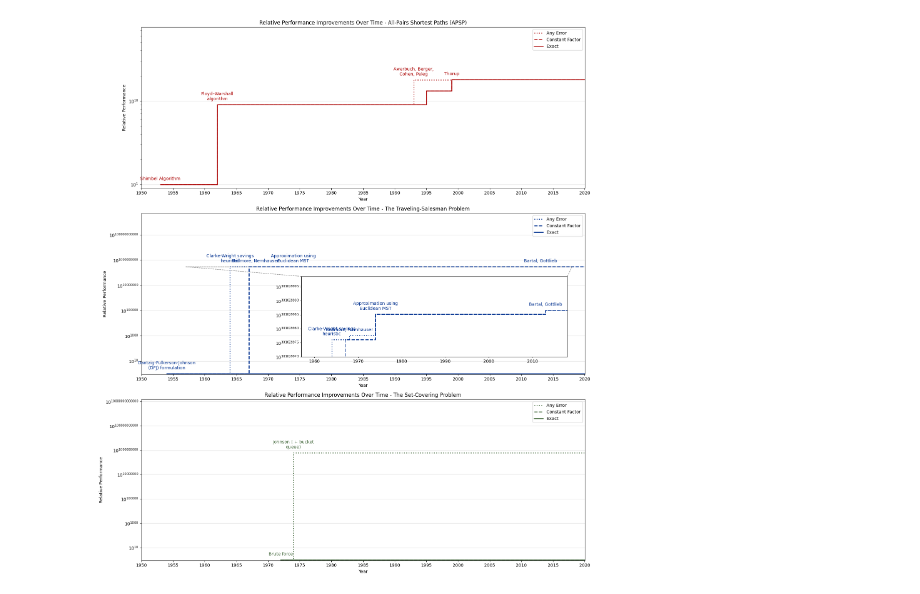
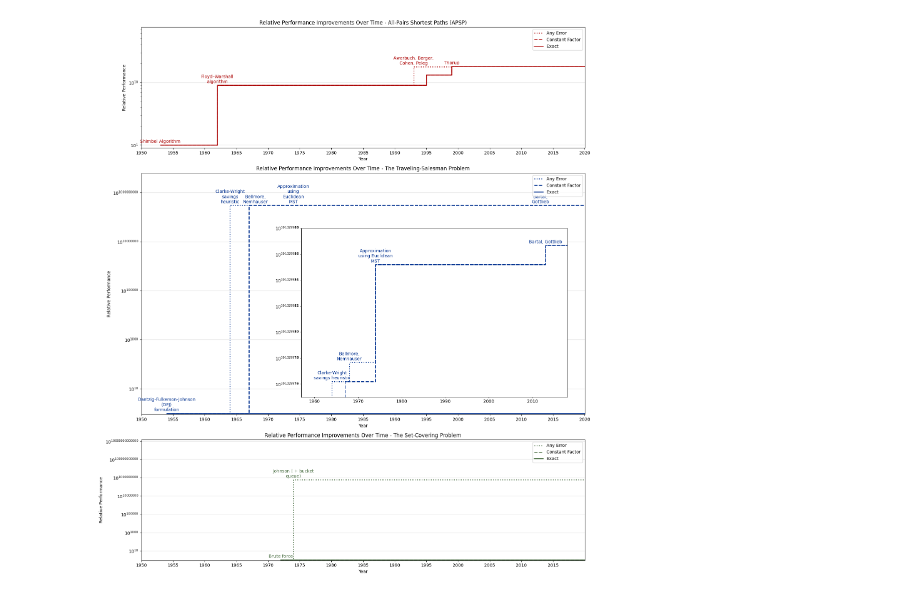
Before and after one commit to andrewlucasgs/approximation-algorithms, a Jupyter notebook: generate_figures.ipynb, the cells around one changed output. Saved outputs shown, nothing was run; the diff lists cells and outputs as text; code cells hidden in the pictures.

```diff
--- a/generate_figures.ipynb
+++ b/generate_figures.ipynb
@@ -99,8 +107,8 @@ def fill_best(df, column="Time Complexity Class"):
     return best
 
 # Create the GridSpec layout: 2 columns, 3 rows
-fig = plt.figure(figsize=(16, 18))
-gs = GridSpec(3, 6, figure=fig)
+fig = plt.figure(figsize=(14, 16))
+gs = GridSpec(3, 6, figure=fig, height_ratios=[1,1.5,2])
 
 # First row: Create individual subplots for each family (spanning 2 columns per family)
 for idx, (family, start_col) in enumerate(zip(families, [0, 2, 4])):
@@ -118,7 +126,7 @@ for idx, (family, start_col) in enumerate(zip(families, [0, 2, 4])):
         ax.tick_params(labelleft=False)
 
     if idx == 1:
-        ax.text(0.5, -0.2, "(a)", transform=ax.transAxes, fontsize=14, va='top', ha='center')
+        ax.text(0.5, -0.22, "(a)", transform=ax.transAxes, fontsize=14, va='top', ha='center')
 
     # ax = fig.add_subplot(gs[0, start_col:start_col+2])  # Each family spans 2 columns
     family_df = df[df['Family Name'] == family]
@@ -179,7 +187,7 @@ for idx, (family, start_col) in enumerate(zip(families, [0, 2, 4])):
 
 # Second plot (grouped bar chart) spanning both columns in the second row
 ax2 = fig.add_subplot(gs[1, :])  # This spans both columns
-ax2.text(0.5, -0.2, "(b)", transform=ax2.transAxes, fontsize=14, va='top', ha='center')
+ax2.text(0.5, -0.22, "(b)", transform=ax2.transAxes, fontsize=14, va='top', ha='center')
 
 # Load the data for the second plot
 data = pd.read_csv('datasets/time-complexity-classes.csv')
@@ -283,6 +291,13 @@ for group in groups:
         percs[j].set_position(np.array(percs[j].get_position()) + center)
 ax4.autoscale(True)
 
+# if text has 4 words, add a line break after second word
+for text in texts:
+    if len(text.get_text().split(' ')) == 4:
+        split_text = text.get_text().split(' ')
+        split_text[1] += '\n'
+
+        text.set_text(' '.join(split_text))
 # Add a title to the fourth pie chart
 ax4.set_title('Types of Approximate Algorithms\n(Share of Algorithm Problems with Approximate Algorithms)', color='black', fontsize=12, ha='center')
 # Adjust the overall layout to prevent overlapping
@@ -315,7 +330,7 @@ See the caveats in the documentation: https://pandas.pydata.org/pandas-docs/stab
 from mpl_toolkits.axes_grid1.inset_locator import inset_axes, mark_inset
 
 # Set up the figure with 1 column and 3 rows
-fig, axs = plt.subplots(3, 1, figsize=(16, 18))
+fig, axs = plt.subplots(3, 1, figsize=(16, 18), height_ratios=[0.5,1,0.5])
 
 colors = [
     ['#AA0000', '#FF033E', '#fd5c63'],
@@ -334,9 +349,9 @@ def plot_family_data(exact_filtered, constant_factor_filtered, any_error_filtere
     for i, row in any_error_filtered.iterrows():
         if i == len(any_error_filtered) - 1:
             continue
-        text = axis.annotate(row['Algorithm Name'], (row['Year'], row['Relative Improvement']), textcoords="offset points", xytext=(0, 10), ha='center',
+        text = axis.annotate(row['Algorithm Name'], (row['Year'], row['Relative Improvement']), textcoords="offset points", xytext=(0, 5), ha='center',
                              fontsize=10, color=color[0], wrap=True)
-        text._get_wrap_line_width = lambda: 160.
+        text._get_wrap_line_width = lambda: 30 if axis == axs[1] else 140.
 
 # Load APSP data
 APSP_exact_filtered = pd.read_csv('datasets/APSP_exact_filtered.csv')
@@ -372,63 +387,77 @@ axs[1].set_xticks(np.arange(1950, 2021, 5))
 axs[1].set_yscale('log')
 axs[1].margins(x=0, y=0.5)
 axs[1].legend()
-axs[1].set_ylim(bottom=0.9)
+axs[1].set_ylim(bottom=0.9, top=6.2e+09)
 axs[1].grid(True, which='major', axis='y', linestyle='-', color='#DDD')
 
 # Custom formatter for the y-axis
 def y_format(val, pos):
     return f'$10^{{{val:.0f}}}$'
+def y_format_highlight_last_digits(val, pos):
+    # Extract the exponent value from val, and convert it to an integer
+    exponent = f'{int(val):d}'
 
+    # Make the last two digits bold using LaTeX \mathbf
+    if len(exponent) > 2:
+        bolded_part = f"\\mathbf{{{exponent[-2:]}}}"
+        formatted_exponent = exponent[:-2] + bolded_part
+    else:
+        formatted_exponent = f"\\mathbf{{{exponent}}}"
+
+    # Return the formatted label in LaTeX format
+    label = f'$10^{{{formatted_exponent}}}$'
+
+    return label
 axs[1].yaxis.set_major_formatter(plt.FuncFormatter(y_format))
 axs[1].set_axisbelow(True)
 
 # Create the inset plot
-ax_inset = inset_axes(axs[1], width="60%", height="50%", loc="lower right", borderpad=4)
+ax_inset = inset_axes(axs[1], width="60%", height="70%", loc="lower right", borderpad=4)
 
 # Plot the zoomed-in data on the inset
 plot_family_data(TSP_exact_filtered, TSP_constant_factor_filtered, TSP_any_error_filtered, 'TSP', colors[1], ax_inset)
 
 # Set the limits for the inset plot
 ax_inset.set_xlim(1957, 2018)
-ax_inset.set_ylim(3.010299700e+08, 3.010299987e+08)
+ax_inset.set_ylim(3.01029975e+08, 3.01029988e+08)
 ax_inset.set_yscale('linear')
 
 # Apply the same y-axis format to the inset
-ax_inset.yaxis.set_major_formatter(plt.FuncFormatter(y_format))
+ax_inset.yaxis.set_major_formatter(plt.FuncFormatter(y_format_highlight_last_digits))
 
 # Optionally, customize the inset appearance
 ax_inset.grid(False)
 ax_inset.tick_params(axis='both', which='both', length=2)
 
 # Add zoom indicators between the inset and the main plot
-mark_inset(axs[1], ax_inset, loc1=2, loc2=1, fc="none", ec="0.5", linestyle='--')
+# mark_inset(axs[1], ax_inset, loc1=2, loc2=1, fc="none", ec="0.5", linestyle='--')
 
 # Plot 3 - The Set-Covering Problem (SCP)
 # Load SCP data
 SCP_exact_filtered = pd.read_csv('datasets/SCP_exact_filtered.csv')
 SCP_constant_factor_filtered = pd.read_csv('datasets/SCP_constant_factor_filtered.csv')
 SCP_any_error_filtered = pd.read_csv('datasets/SCP_any_error_filtered.csv')
 
 # Plot SCP data in the third row
 plot_family_data(SCP_exact_filtered, SCP_constant_factor_filtered, SCP_any_error_filtered, 'SCP', colors[2], axs[2])
 axs[2].set_xlabel('Year')
 axs[2].set_ylabel('Relative Performance')
 axs[2].set_title('Relative Performance Improvements Over Time - The Set-Covering Problem')
 axs[2].set_xlim(1950, 2020)
-axs[2].set_xticks(np.arange(1950, 2021, 5))
+axs[2].set_xticks(np.arange(1950, 2020, 5))
 axs[2].set_yscale('log')
 axs[2].margins(x=0, y=0.5)
 axs[2].legend()
 axs[2].set_ylim(bottom=0.9)
 axs[2].grid(True, which='major', axis='y', linestyle='-', color='#DDD')
 
 # Custom y-axis formatter for all plots
 for ax in axs:
     ax.yaxis.set_major_formatter(plt.FuncFormatter(y_format))
     ax.set_axisbelow(True)
 
 # Show the combined plot with inset
 plt.tight_layout()
 plt.show()
 # %% [output]
-[figure, old version]
+[figure, new version]
```
Also changed, not shown: parts of 2 cells of this notebook, 3 other files.
